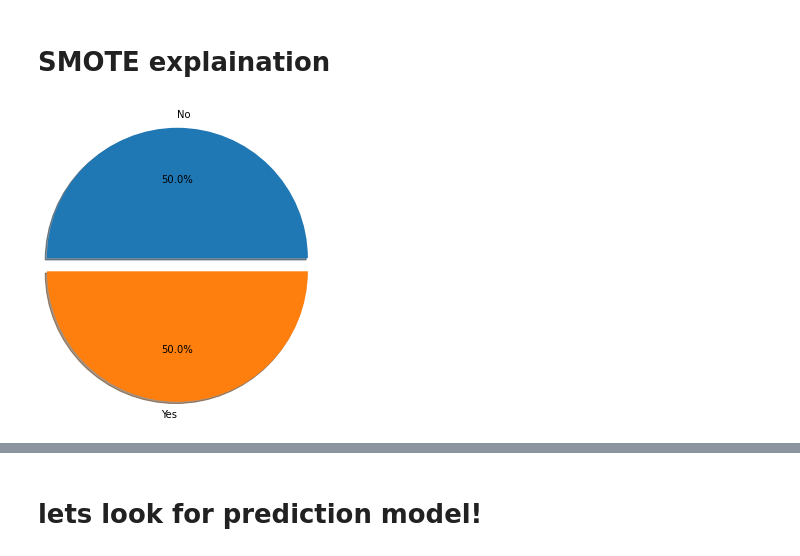
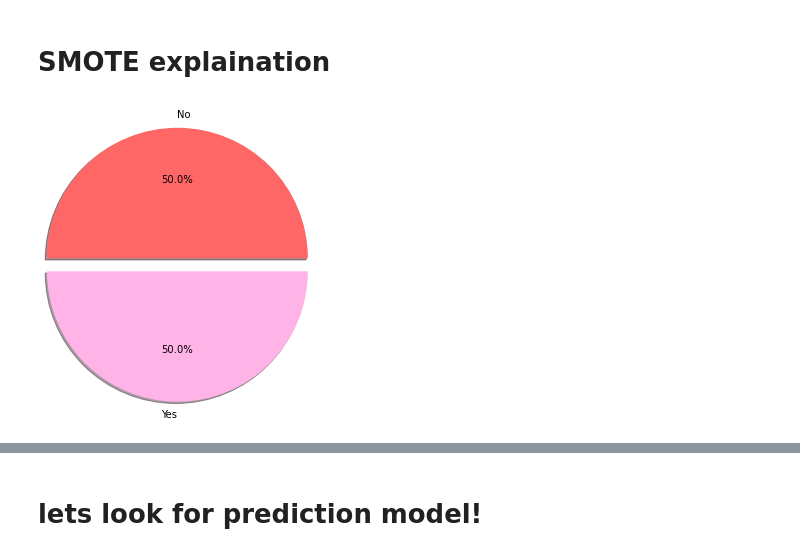
Before and after one commit to GitlerIsrael/Lung-cancer-model, a Jupyter notebook: Lung cancer AI project.ipynb, the cells around one changed output, grey strips where cells are left out. Saved outputs shown, nothing was run; the diff lists cells and outputs as text; code cells hidden in the pictures.

```diff
--- a/Lung cancer AI project.ipynb
+++ b/Lung cancer AI project.ipynb
@@ -542,9 +577,9 @@ sm = SMOTE(random_state=32)
 x_res, y_res = sm.fit_resample(x_train.to_numpy(), y_train)
 # %%
 r = y_res.value_counts()
-plt.pie(r, explode=[0.05, 0.1], labels=['No', 'Yes'], radius=1.5, autopct='%1.1f%%',  shadow=True);
+plt.pie(r, explode=[0.05, 0.1], labels=['No', 'Yes'], radius=1.5, autopct='%1.1f%%',  shadow=True, colors=['#ff6666', '#ffb3e6']);
 # %% [output]
-[figure, old version]
+[figure, new version]
 # %%
 x_res = pd.DataFrame(x_res, columns=x_train.columns)
 x_res
```
Also changed, not shown: parts of 12 cells of this notebook, 1 other file.
